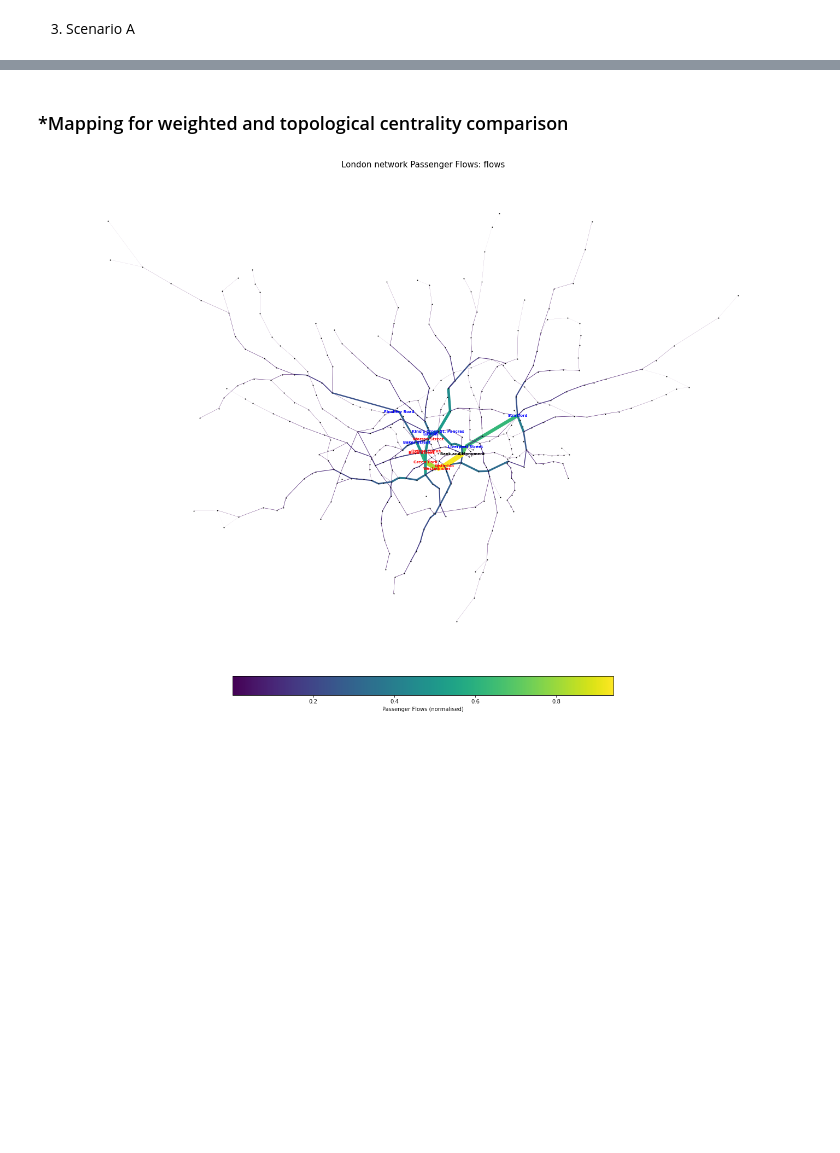
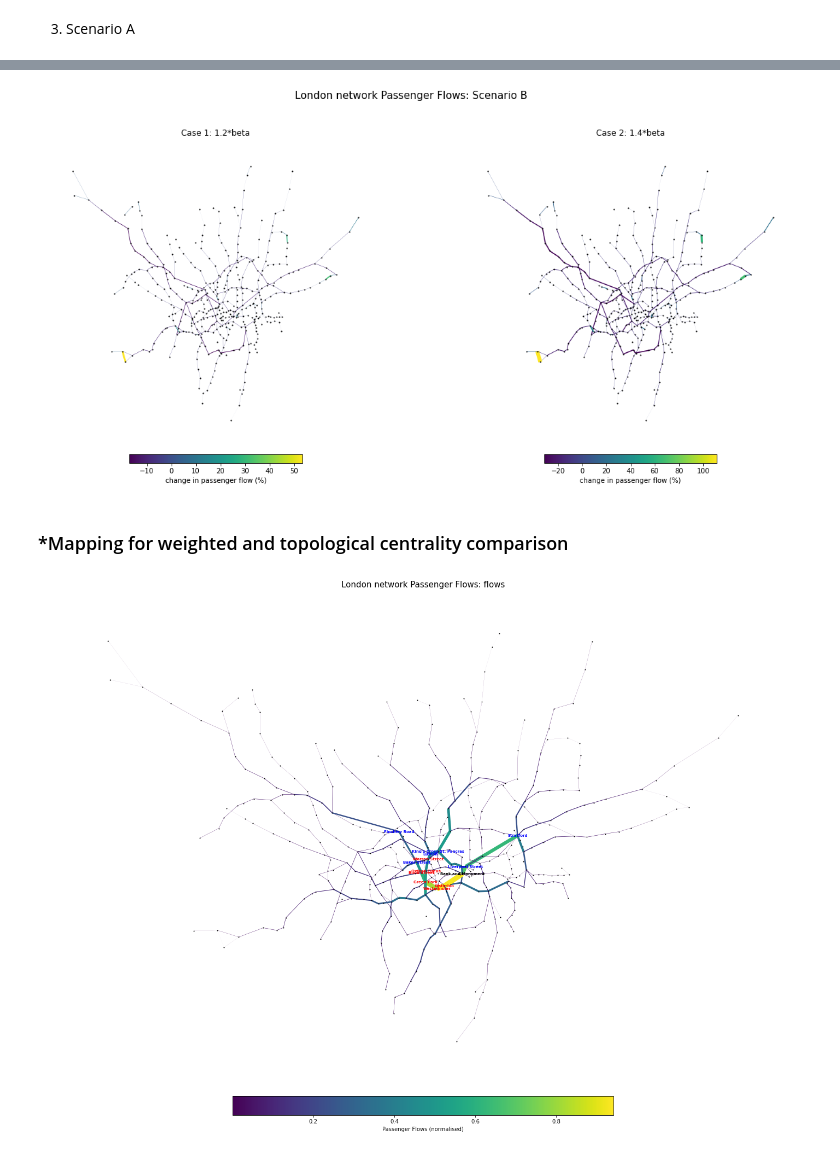
Before and after one commit to neneninja97/UrbanSim, a Jupyter notebook: urban_sim.ipynb, the cells around one changed output, grey strips where cells are left out. Cells and saved outputs as stored; diff of their text form; code cells hidden in the pictures; blank space fills up the shorter version.

```diff
--- a/urban_sim.ipynb
+++ b/urban_sim.ipynb
@@ -1332,5 +1358,39 @@ plt.show()
 # %%
-# Show betweenness centrality with selected node names
+fig, axes = plt.subplots(1, 2, figsize = (20,10))
+#axes = axes.flatten()
+fig.suptitle("London network Passenger Flows: Scenario B",fontsize=15)
+
+# 1st subplot
+axes[0].axis("off")
+axes[0].set_title('Case 1: 1.2*beta',fontsize = '12')
+flow_color=[(i[2]['change_B1']*100) for i in G.edges(data=True)]
+flow_width=[(i[2]['change_B1']*5) for i in G.edges(data=True)]
+edg=nx.draw_networkx_edges(G, pos, edge_color=flow_color, width=flow_width, ax = axes[0])
+nx.draw_networkx_nodes(G,
+        ax = axes[0],
+        label=label,
+        pos = pos,
+        node_color= 'black',
+        node_size= 1)
+plt.colorbar(edg,label="change in passenger flow (%)",orientation="horizontal", shrink=0.5, pad = 0.02, ax = axes[0])
+
+# 2nd subplot
+axes[1].axis("off")
+axes[1].set_title('Case 2: 1.4*beta',fontsize = '12')
+flow_color=[(i[2]['change_B2']*100) for i in G.edges(data=True)]
+flow_width=[(i[2]['change_B2']*5) for i in G.edges(data=True)]
+edg=nx.draw_networkx_edges(G, pos, edge_color=flow_color, width=flow_width, ax = axes[1])
+nx.draw_networkx_nodes(G,
+        ax = axes[1],
+        label=label,
+        pos = pos,
+        node_color= 'black',
+        node_size= 1)
+plt.colorbar(edg,label="change in passenger flow (%)",orientation="horizontal", shrink=0.5, pad = 0.02, ax = axes[1])
+
+fig.savefig('Change in flow B')
+# %% [output]
+[figure, added]
 # %% [markdown]
 ### *Mapping for weighted and topological centrality comparison
 # %%
```
Also changed, not shown: parts of 20 cells of this notebook, 3 other files.
